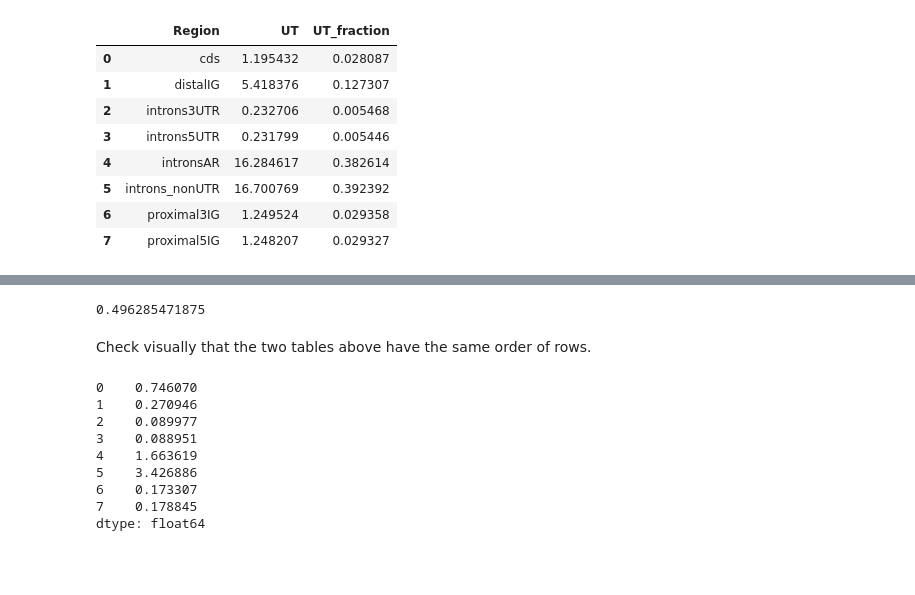
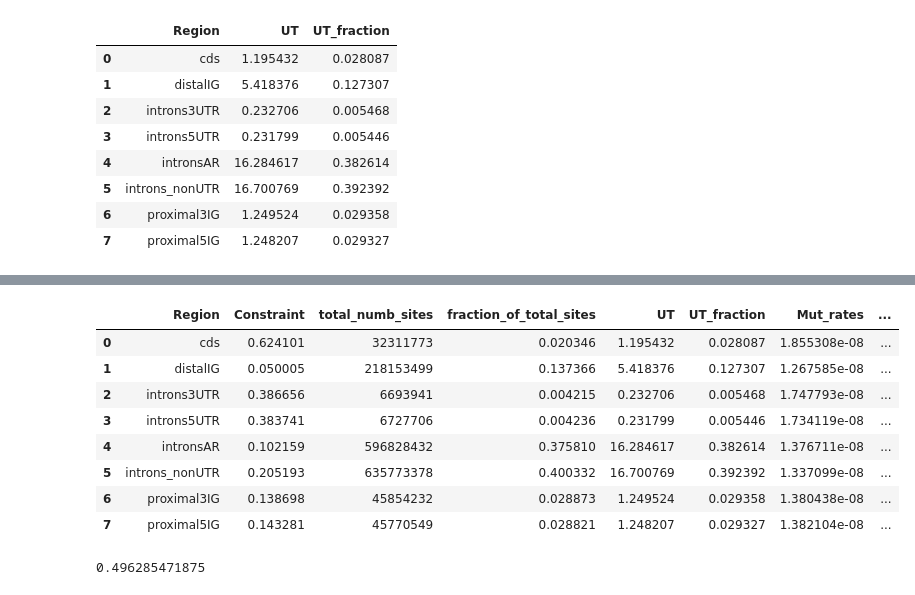
Before and after one commit to uliseshmc/EstimatingUd, a Jupyter notebook: Ud_estimation.ipynb, the cells around one changed output, grey strips where cells are left out. Drawn from its saved outputs; the diff is of its cells as text; code cells hidden in the pictures; blank space fills up the shorter version.

```diff
--- a/Ud_estimation.ipynb
+++ b/Ud_estimation.ipynb
@@ -56,2 +72,39 @@ UT
+# %%
+constraint_mean = Constraint.loc[
+    Constraint.iloc[:, 0].eq("mean"),
+    ["Region", Constraint.columns[-1]]
+].rename(columns={Constraint.columns[-1]: "Constraint"})
+
+alldata_df = (
+    constraint_mean
+    .merge(numb_sites.loc[:, ~numb_sites.columns.astype(str).str.startswith("Unnamed:")], on="Region")
+    .merge(UT.loc[:, ~UT.columns.astype(str).str.startswith("Unnamed:")], on="Region")
+    .merge(Mut_rates, on="Region")
+)
+
+alldata_df["Udregion"] = (
+    alldata_df["Constraint"]
+    * alldata_df["UT"]
+).clip(lower=0)
+
+alldata_df["Udregion_fraction"] = (
+    alldata_df["Udregion"]/alldata_df["Udregion"].sum()
+).clip(lower=0)
+
+alldata_df["Mut_rate_fraction"] = (
+    alldata_df["Mut_rates"]/alldata_df["Mut_rates"].sum()
+).clip(lower=0)
+
+alldata_df
+# %% [output]
+|  | Region | Constraint | total_numb_sites | fraction_of_total_sites | UT | UT_fraction | Mut_rates | ... |
+| 0 | cds | 0.624101 | 32311773 | 0.020346 | 1.195432 | 0.028087 | 1.855308e-08 | ... |
+| 1 | distalIG | 0.050005 | 218153499 | 0.137366 | 5.418376 | 0.127307 | 1.267585e-08 | ... |
+| 2 | introns3UTR | 0.386656 | 6693941 | 0.004215 | 0.232706 | 0.005468 | 1.747793e-08 | ... |
+| 3 | introns5UTR | 0.383741 | 6727706 | 0.004236 | 0.231799 | 0.005446 | 1.734119e-08 | ... |
+| 4 | intronsAR | 0.102159 | 596828432 | 0.375810 | 16.284617 | 0.382614 | 1.376711e-08 | ... |
+| 5 | introns_nonUTR | 0.205193 | 635773378 | 0.400332 | 16.700769 | 0.392392 | 1.337099e-08 | ... |
+| 6 | proximal3IG | 0.138698 | 45854232 | 0.028873 | 1.249524 | 0.029358 | 1.380438e-08 | ... |
+| 7 | proximal5IG | 0.143281 | 45770549 | 0.028821 | 1.248207 | 0.029327 | 1.382104e-08 | ... |
 # %%
 #Fraction of the total haploid genome sampled
@@ -59,21 +112,2 @@ sum(numb_sites["total_numb_sites"])/(3.2*10**9)
 # %% [output]
 0.496285471875
-# %% [markdown]
-Check visually that the two tables above have the same order of rows.
-# %%
-Udregion = (
-    Constraint["Constraint"]
-    * UT["UT"]
-).clip(lower=0)
-
-Udregion
-# %% [output]
-0    0.746070
-1    0.270946
-2    0.089977
-3    0.088951
-4    1.663619
-5    3.426886
-6    0.173307
-7    0.178845
-dtype: float64
```
Also changed, not shown: parts of 7 cells of this notebook, 4 other files.
